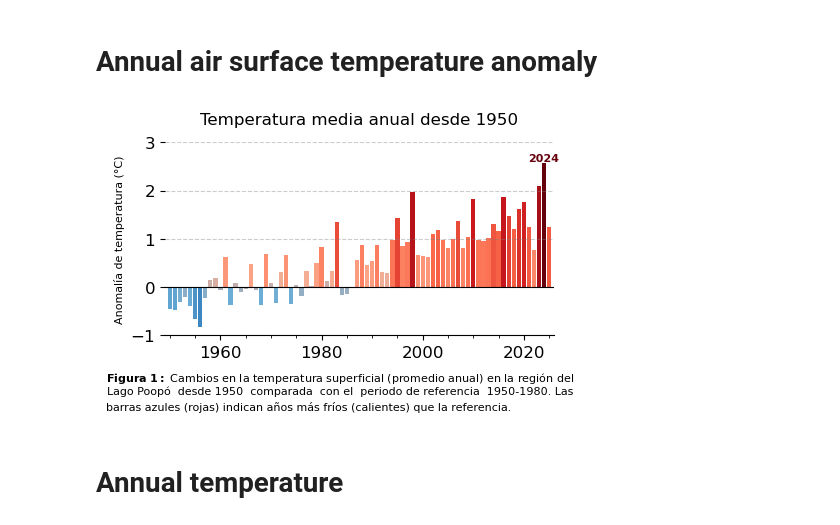
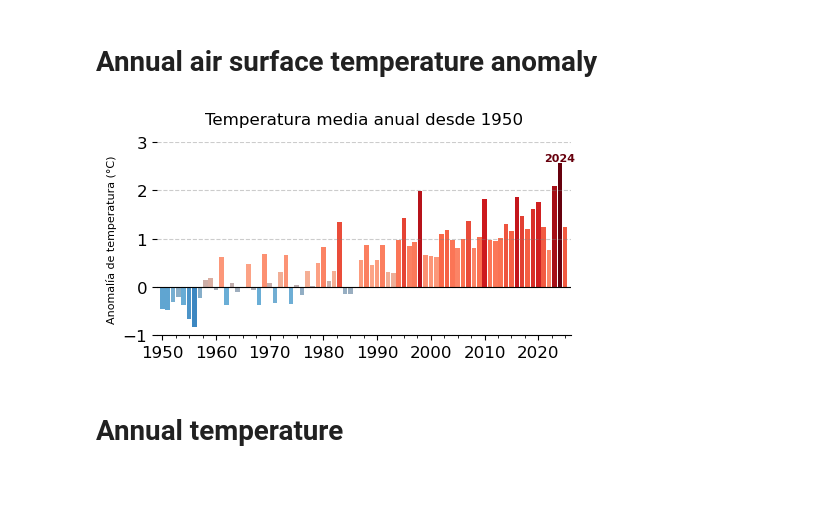
Before and after one commit to nayuAlv/Lake_Poopo, a Jupyter notebook: lake_analysis_cds.ipynb, the cells around one changed output. Saved outputs shown, nothing was run; the diff lists cells and outputs as text; code cells hidden in the pictures; blank space fills up the shorter version.

Commit message:
Fix figure description

```diff
--- a/lake_analysis_cds.ipynb
+++ b/lake_analysis_cds.ipynb
@@ -152,40 +152,34 @@ ax2.grid(
 )
 ax2.spines['top'].set_visible(False)
 ax2.spines['right'].set_visible(False)
 ax2.spines['left'].set_alpha(0)
 ax2.spines['bottom'].set_alpha(1)
 ax2.set_ylim(-1,3)
 plt.xlim(1949,2026)
 
 
 ax2.set_title("Temperatura media anual desde 1950",fontsize = 12,loc="center", y=1.05)
-texto = (r"$\mathbf{Figura\ 1:}$ Cambios en la temperatura superficial (promedio anual) en la región del")
-texto2 = ("Lago Poopó  desde 1950  comparada  con el  periodo de referencia  1950-1980. Las")
-texto3 = ("barras azules (rojas) indican años más fríos (calientes) que la referencia.")
-ax2.text(0.45, -0.18, texto, transform= ax2.transAxes, ha="center", va="top", fontsize=8, linespacing=1.5, wrap=True, multialignment="center")
-ax2.text(0.45, -0.26, texto2, transform= ax2.transAxes, ha="center", va="top", fontsize=8, linespacing=1.5, wrap=True, multialignment="center")
-ax2.text(0.37, -0.34, texto3, transform= ax2.transAxes, ha="center", va="top", fontsize=8, linespacing=1.5, wrap=True, multialignment="center")
 
 # Highlight the hottest year
 hot_temp = annual_df["anomaly_C"].max()
 hot_year = annual_df["year"][annual_df["anomaly_C"].idxmax()]
 ax2.text(
     hot_year,
     hot_temp +0.05,
     str(hot_year),
     color="#67000d",
     fontsize=8,
     fontweight='bold',
     ha='center'
 )
 
 plt.tight_layout()
 plt.subplots_adjust(bottom=0.2)
 path_to_save = project_root / "figures" / "2mt_anomaly_1951-1980_bl_poopo.png"
 plt.savefig(path_to_save, dpi=150, bbox_inches="tight")
 plt.show()
 # %% [output]
-[figure, old version]
+[figure, new version]
 # %% [markdown]
 # Annual temperature
 # %%
```
Also changed, not shown: parts of 1 cell of this notebook, 4 other files.
